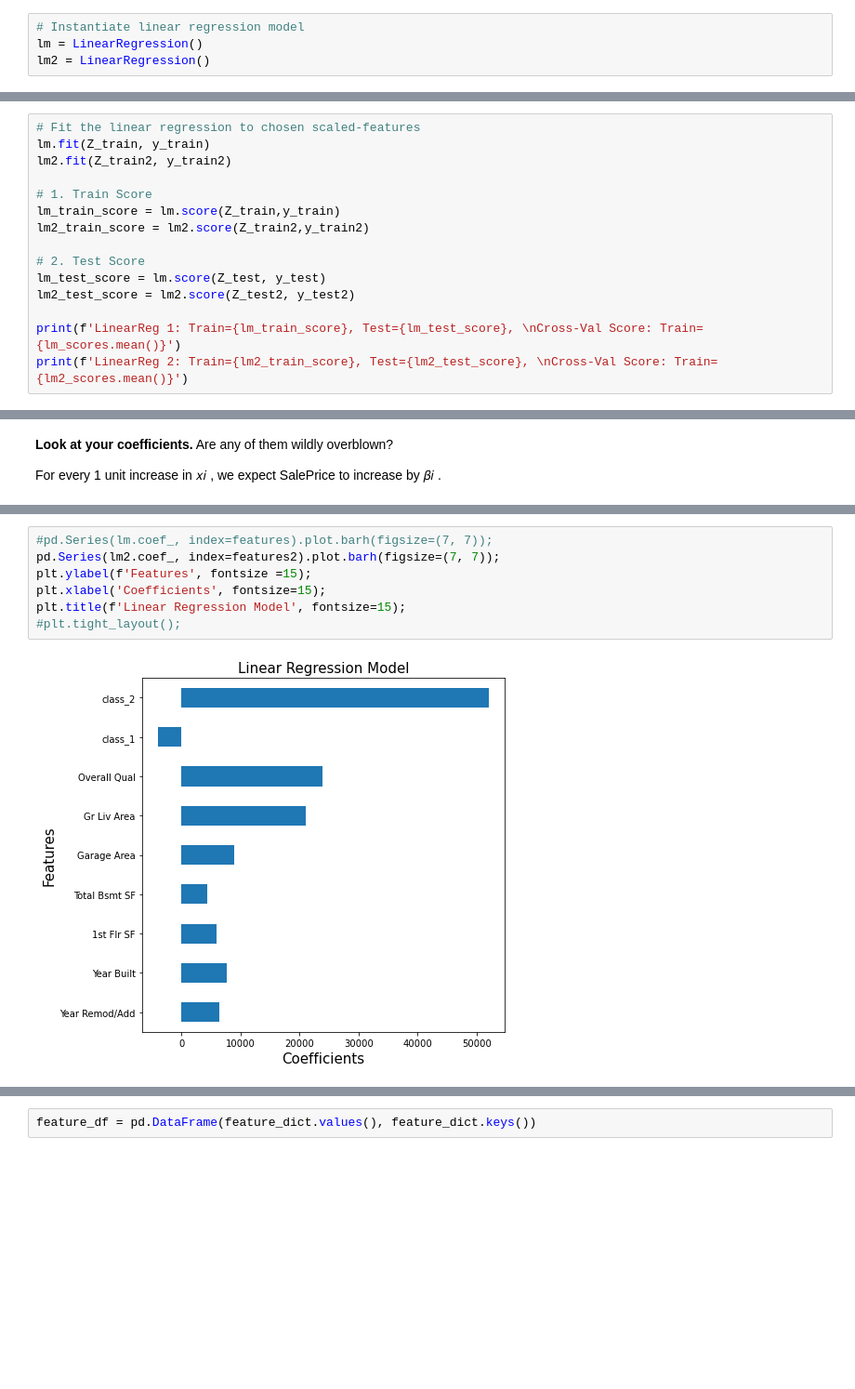
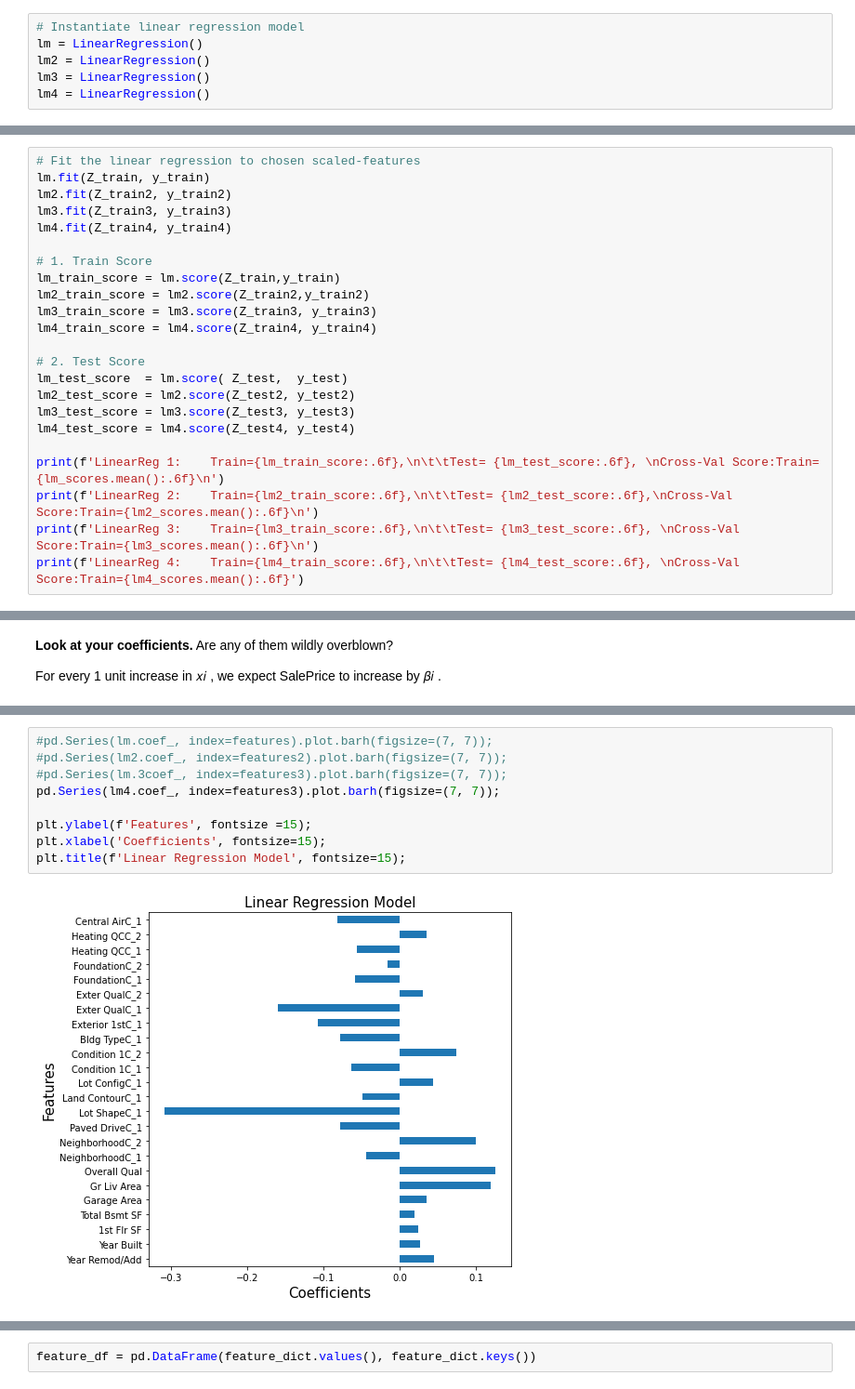
Before and after one commit to griffinbran/Real-Estate-Statistical-Modeling, a Jupyter notebook: code/03_Model_Benchmarks.ipynb, the cells around one changed output, grey strips where cells are left out. Shown at 93% size. Cells and saved outputs as stored; diff of their text form; blank space fills up the shorter version.

```diff
--- a/code/03_Model_Benchmarks.ipynb
+++ b/code/03_Model_Benchmarks.ipynb
@@ -40,5 +51,7 @@ from sklearn import metrics
 # Instantiate linear regression model
 lm = LinearRegression()
 lm2 = LinearRegression()
+lm3 = LinearRegression()
+lm4 = LinearRegression()
 # %%
 # Instantiate LassoCV, fit with default parameters
@@ -80,15 +111,23 @@ print(ridge_scores.mean(),ridge2_scores.mean())
 # Fit the linear regression to chosen scaled-features
 lm.fit(Z_train, y_train)
 lm2.fit(Z_train2, y_train2)
+lm3.fit(Z_train3, y_train3)
+lm4.fit(Z_train4, y_train4)
 
 # 1. Train Score
 lm_train_score = lm.score(Z_train,y_train)
 lm2_train_score = lm2.score(Z_train2,y_train2)
+lm3_train_score = lm3.score(Z_train3, y_train3)
+lm4_train_score = lm4.score(Z_train4, y_train4)
 
 # 2. Test Score
-lm_test_score = lm.score(Z_test, y_test)
+lm_test_score  = lm.score( Z_test,  y_test)
 lm2_test_score = lm2.score(Z_test2, y_test2)
+lm3_test_score = lm3.score(Z_test3, y_test3)
+lm4_test_score = lm4.score(Z_test4, y_test4)
 
-print(f'LinearReg 1: Train={lm_train_score}, Test={lm_test_score}, \nCross-Val Score: Train={lm_scores.mean()}')
-print(f'LinearReg 2: Train={lm2_train_score}, Test={lm2_test_score}, \nCross-Val Score: Train={lm2_scores.mean()}')
+print(f'LinearReg 1:    Train={lm_train_score:.6f},\n\t\tTest= {lm_test_score:.6f}, \nCross-Val Score:Train={lm_scores.mean():.6f}\n')
+print(f'LinearReg 2:    Train={lm2_train_score:.6f},\n\t\tTest= {lm2_test_score:.6f},\nCross-Val Score:Train={lm2_scores.mean():.6f}\n')
+print(f'LinearReg 3:    Train={lm3_train_score:.6f},\n\t\tTest= {lm3_test_score:.6f}, \nCross-Val Score:Train={lm3_scores.mean():.6f}\n')
+print(f'LinearReg 4:    Train={lm4_train_score:.6f},\n\t\tTest= {lm4_test_score:.6f}, \nCross-Val Score:Train={lm4_scores.mean():.6f}')
 # %% [output]
@@ -160,12 +250,14 @@ dtype: float64
 # %%
 #pd.Series(lm.coef_, index=features).plot.barh(figsize=(7, 7));
-pd.Series(lm2.coef_, index=features2).plot.barh(figsize=(7, 7));
+#pd.Series(lm2.coef_, index=features2).plot.barh(figsize=(7, 7));
+#pd.Series(lm.3coef_, index=features3).plot.barh(figsize=(7, 7));
+pd.Series(lm4.coef_, index=features3).plot.barh(figsize=(7, 7));
+
 plt.ylabel(f'Features', fontsize =15);
 plt.xlabel('Coefficients', fontsize=15);
 plt.title(f'Linear Regression Model', fontsize=15);
-#plt.tight_layout();
 # %% [output]
-[figure, old version]
+[figure, new version]
 # %%
 feature_dict = {}
 for i in range(len(features)):
```
Also changed, not shown: parts of 24 cells of this notebook, 3 other files.
